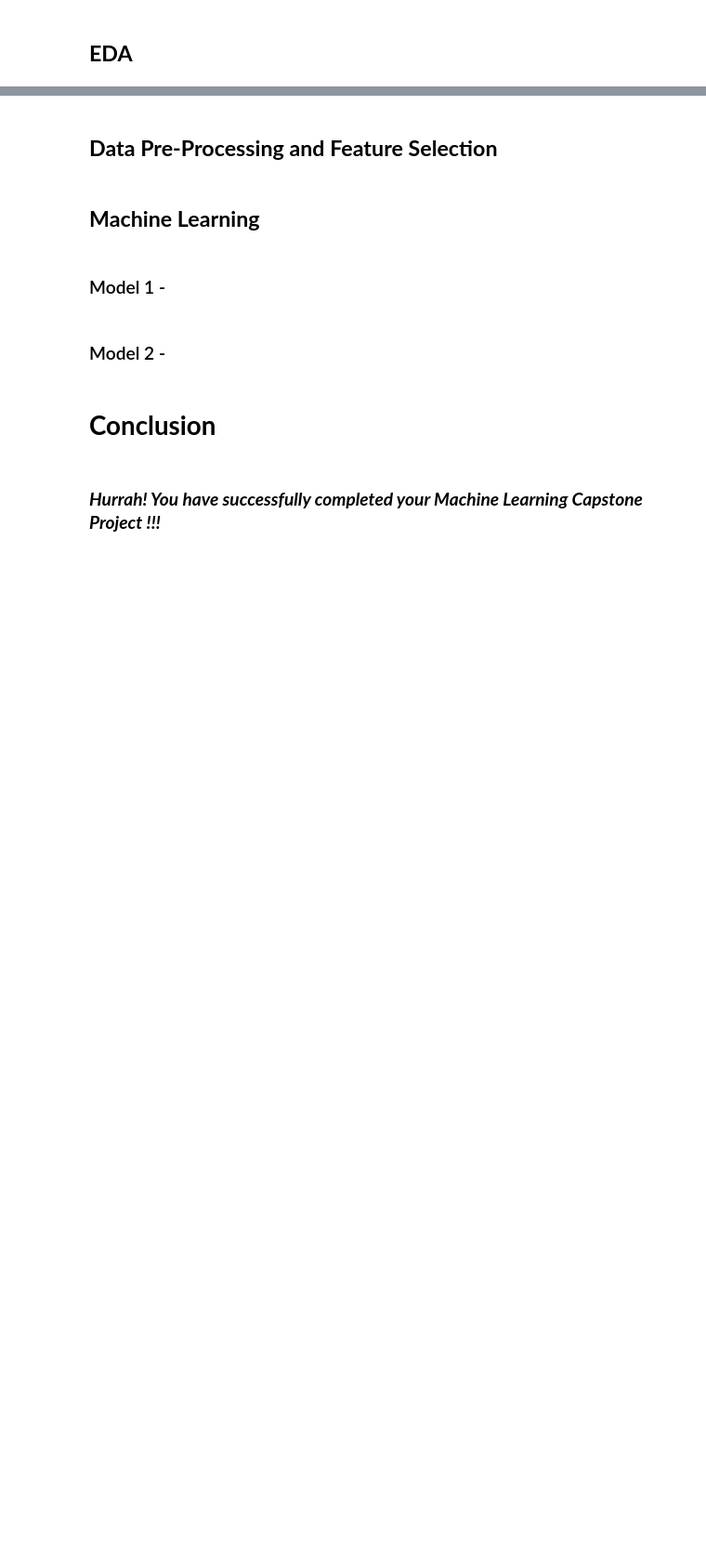
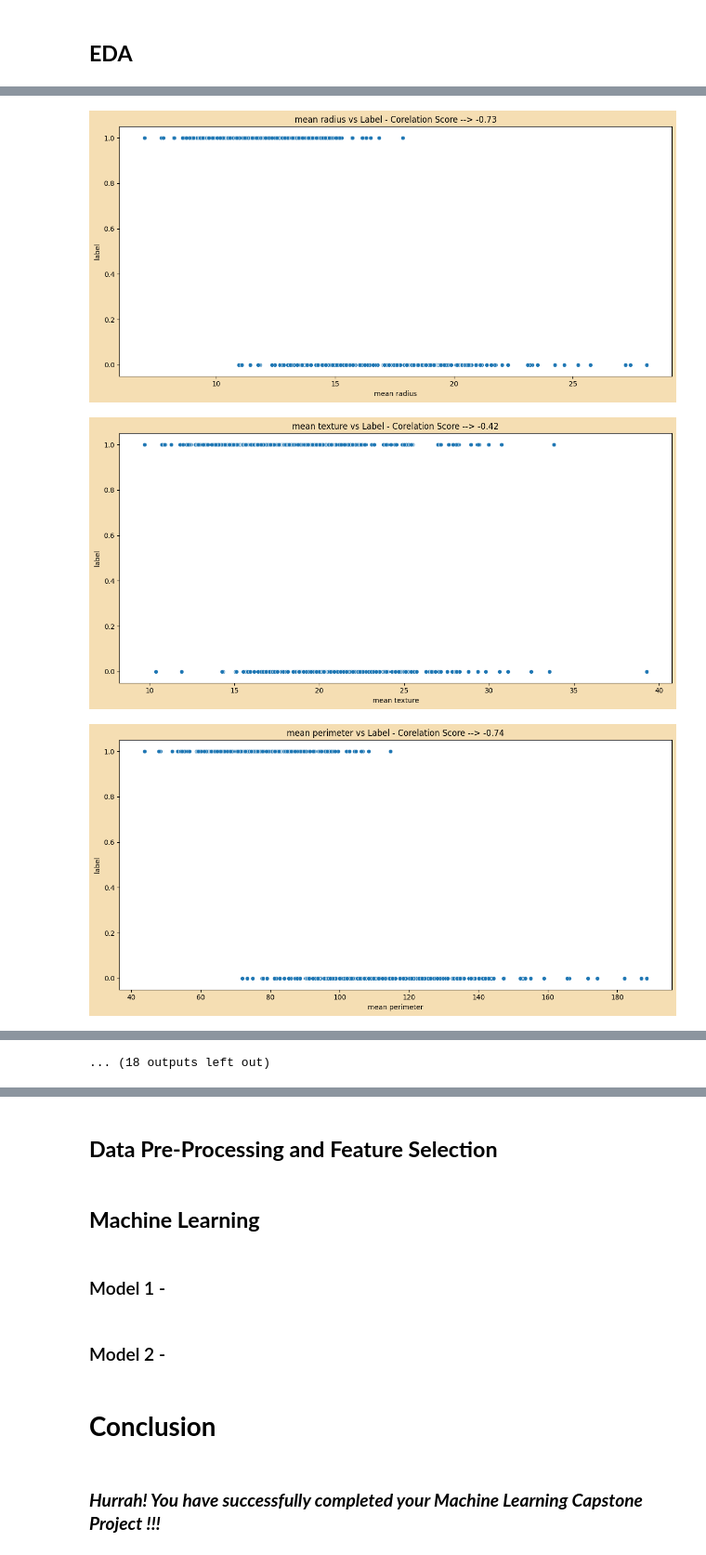
Before and after one commit to hmarathe420/Breast_Cancer_Detection, a Jupyter notebook: Breast_Cancer_Prediction.ipynb, the cells around one changed output, grey strips where cells are left out. Shown at 93% size. Drawn from its saved outputs; the diff is of its cells as text; code cells hidden in the pictures; blank space fills up the shorter version.

```diff
--- a/Breast_Cancer_Prediction.ipynb
+++ b/Breast_Cancer_Prediction.ipynb
@@ -48,0 +147,12 @@ warnings.filterwarnings('ignore')
+# %%
+# ploting corelation between each feature and Label using scatter plot
+for col in features:
+  corelation = round(df[col].corr(df['label']),2)
+  plt.figure(figsize= (12,6),facecolor = 'wheat')
+  sns.scatterplot(x= df[col],y = df['label'])
+  plt.title(f"{col} vs Label - Corelation Score --> {corelation}")
+plt.show()
+# %% [output]
+[figure, added]
+[figure, added]
+[figure, added]
@@ -48,0 +168 @@ warnings.filterwarnings('ignore')
+... (18 outputs left out)
```
Also changed, not shown: parts of 14 cells of this notebook.
